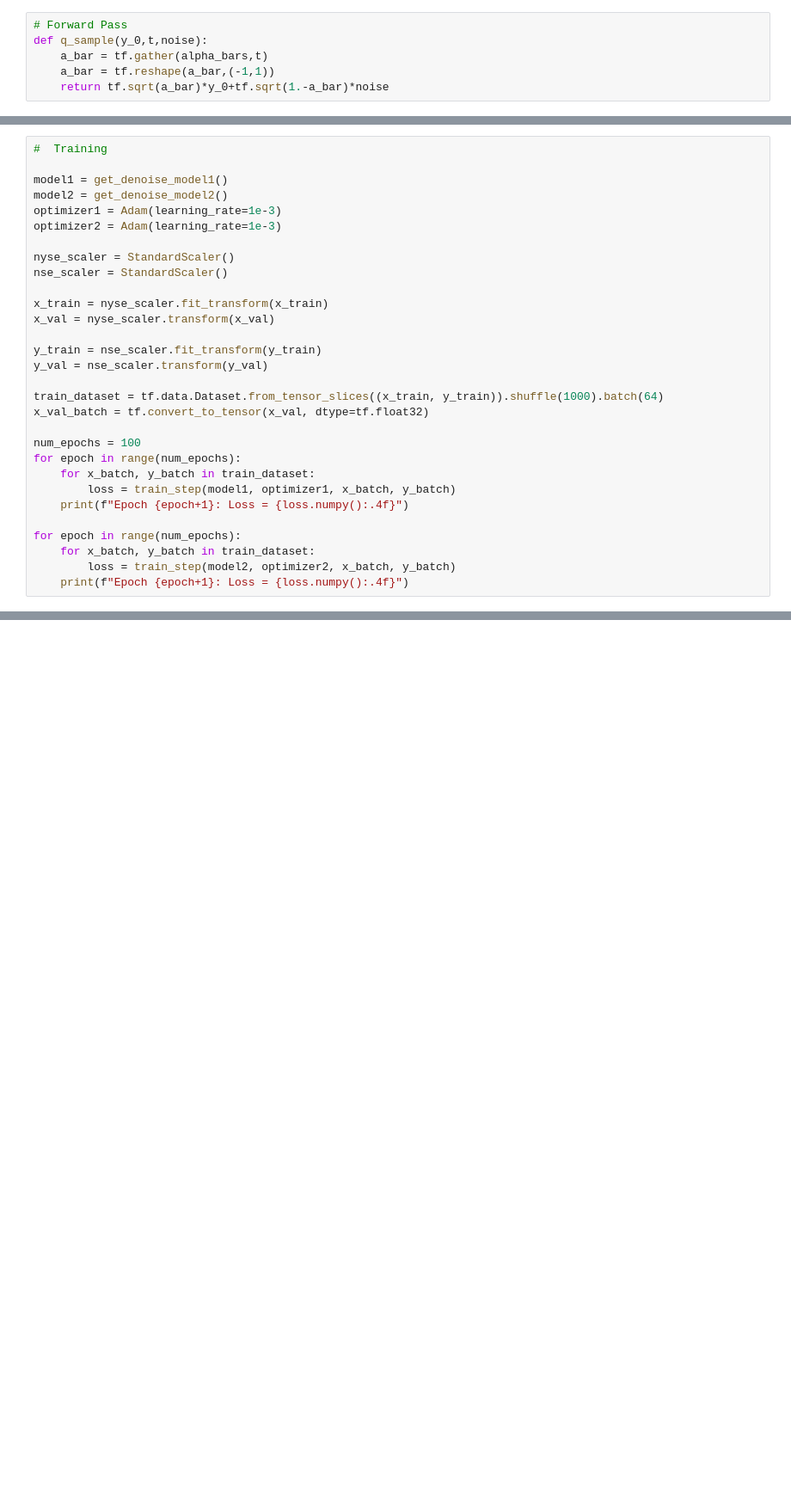
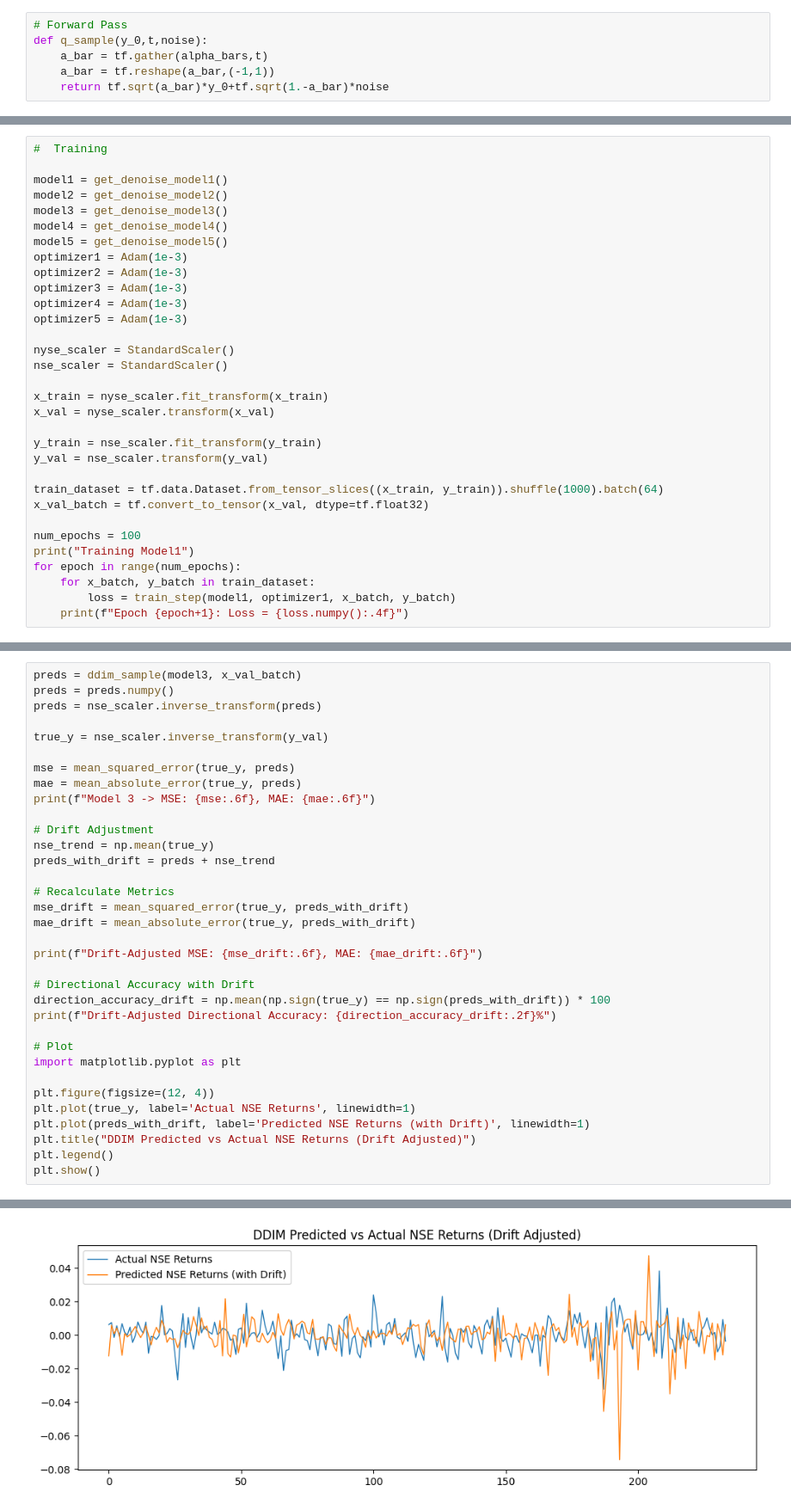
Before and after one commit to AdiXgit/QuantFin, a Jupyter notebook: future/ddim.ipynb, the cells around one changed output, grey strips where cells are left out. Shown at 86% size. Saved outputs shown, nothing was run; the diff lists cells and outputs as text; blank space fills up the shorter version.

Commit message:
5 models trained

```diff
--- a/future/ddim.ipynb
+++ b/future/ddim.ipynb
@@ -207,8 +242,14 @@ def ddim_sample(model,x_cond,eta=0.0):
 
 model1 = get_denoise_model1()
 model2 = get_denoise_model2()
-optimizer1 = Adam(learning_rate=1e-3)
-optimizer2 = Adam(learning_rate=1e-3)
+model3 = get_denoise_model3()
+model4 = get_denoise_model4()
+model5 = get_denoise_model5()
+optimizer1 = Adam(1e-3)
+optimizer2 = Adam(1e-3)
+optimizer3 = Adam(1e-3)
+optimizer4 = Adam(1e-3)
+optimizer5 = Adam(1e-3)
 
 nyse_scaler = StandardScaler()
 nse_scaler = StandardScaler()
@@ -223,13 +264,9 @@ train_dataset = tf.data.Dataset.from_tensor_slices((x_train, y_train)).shuffle(1
 x_val_batch = tf.convert_to_tensor(x_val, dtype=tf.float32)
 
 num_epochs = 100
+print("Training Model1")
 for epoch in range(num_epochs):
     for x_batch, y_batch in train_dataset:
         loss = train_step(model1, optimizer1, x_batch, y_batch)
     print(f"Epoch {epoch+1}: Loss = {loss.numpy():.4f}")
-
-for epoch in range(num_epochs):
-    for x_batch, y_batch in train_dataset:
-        loss = train_step(model2, optimizer2, x_batch, y_batch)
-    print(f"Epoch {epoch+1}: Loss = {loss.numpy():.4f}")
 # %% [output]
@@ -418,0 +417,35 @@ Drift-Adjusted Directional Accuracy: 55.56%
+# %%
+preds = ddim_sample(model3, x_val_batch)
+preds = preds.numpy()
+preds = nse_scaler.inverse_transform(preds)
+
+true_y = nse_scaler.inverse_transform(y_val)
+
+mse = mean_squared_error(true_y, preds)
+mae = mean_absolute_error(true_y, preds)
+print(f"Model 3 -> MSE: {mse:.6f}, MAE: {mae:.6f}")
+
+# Drift Adjustment
+nse_trend = np.mean(true_y)
+preds_with_drift = preds + nse_trend
+
+# Recalculate Metrics
+mse_drift = mean_squared_error(true_y, preds_with_drift)
+mae_drift = mean_absolute_error(true_y, preds_with_drift)
+
+print(f"Drift-Adjusted MSE: {mse_drift:.6f}, MAE: {mae_drift:.6f}")
+
+# Directional Accuracy with Drift
+direction_accuracy_drift = np.mean(np.sign(true_y) == np.sign(preds_with_drift)) * 100
+print(f"Drift-Adjusted Directional Accuracy: {direction_accuracy_drift:.2f}%")
+
+# Plot
+import matplotlib.pyplot as plt
+
+plt.figure(figsize=(12, 4))
+plt.plot(true_y, label='Actual NSE Returns', linewidth=1)
+plt.plot(preds_with_drift, label='Predicted NSE Returns (with Drift)', linewidth=1)
+plt.title("DDIM Predicted vs Actual NSE Returns (Drift Adjusted)")
+plt.legend()
+plt.show()
+# %% [output]
@@ -418,0 +455 @@ Drift-Adjusted Directional Accuracy: 55.56%
+[figure, added]
```
Also changed, not shown: parts of 18 cells of this notebook.
